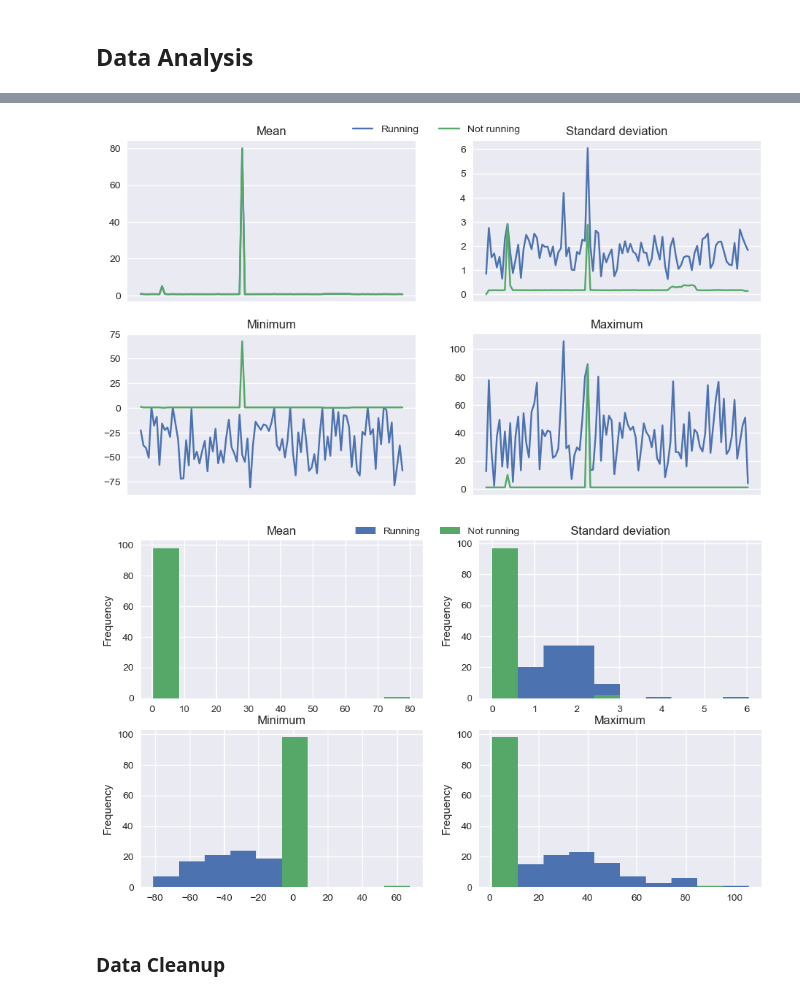
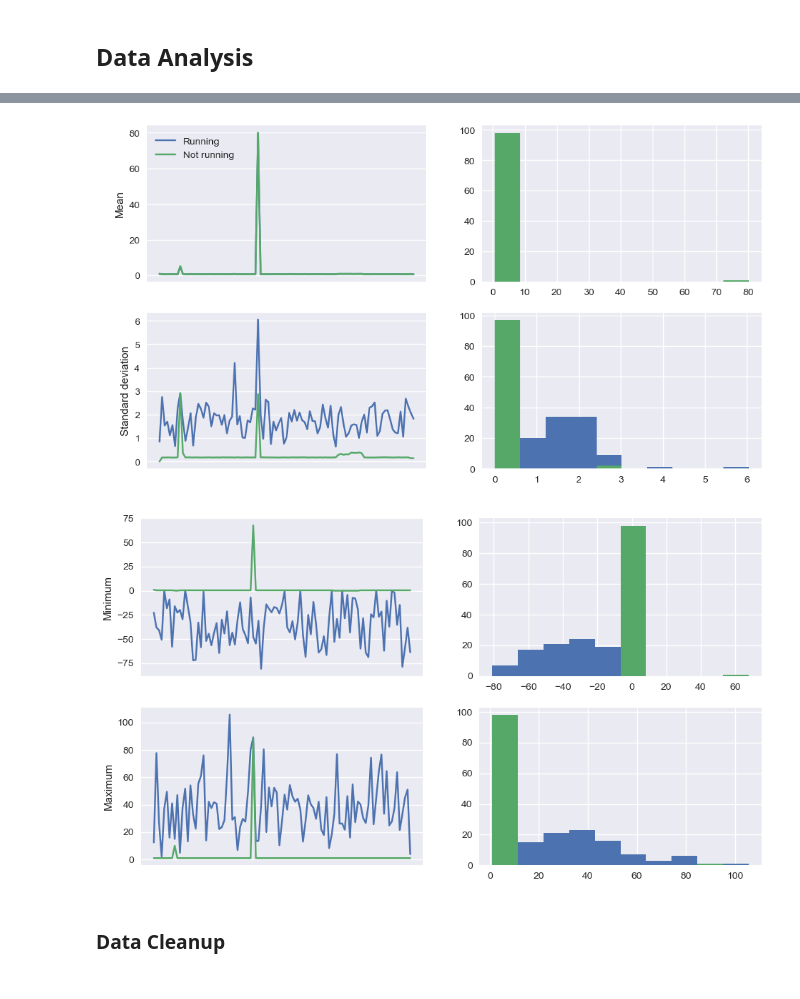
Before and after one commit to maxstollmayer/ML-Challenges, a Jupyter notebook: Challenge-1/Main Notebook.ipynb, the cells around one changed output, grey strips where cells are left out. Saved outputs shown, nothing was run; the diff lists cells and outputs as text; code cells hidden in the pictures.

```diff
--- a/Challenge-1/Main Notebook.ipynb
+++ b/Challenge-1/Main Notebook.ipynb
@@ -49,25 +31,38 @@ plt.show()
-# %%
-runningGroup = trainData.groupby("Running")
-
-fig, axs = plt.subplots(2, 2)
-runningGroup.mean().T.plot(ax=axs[0,0], title="Mean", legend=False, xticks=[])
-runningGroup.std().T.plot(ax=axs[0,1], title="Standard deviation", legend=False, xticks=[])
-runningGroup.min().T.plot(ax=axs[1,0], title="Minimum", legend=False, xticks=[])
-runningGroup.max().T.plot(ax=axs[1,1], title="Maximum", legend=False, xticks=[])
-fig.legend(labels = ["Running", "Not running"], ncol = 2, bbox_to_anchor = (0.53, 0.84))
-plt.show()
-# %% [output]
-[figure, removed]
-# %%
-fig, axs = plt.subplots(2, 2)
-runningGroup.mean().T.plot(kind="hist", ax=axs[0,0], title="Mean", legend=False)
-runningGroup.std().T.plot(kind="hist", ax=axs[0,1], title="Standard deviation", legend=False)
-runningGroup.min().T.plot(kind="hist", ax=axs[1,0], title="Minimum", legend=False)
-runningGroup.max().T.plot(kind="hist", ax=axs[1,1], title="Maximum", legend=False)
-fig.legend(labels = ["Running", "Not running"], ncol = 2, bbox_to_anchor = (0.54, 0.87))
-plt.show()
-# %% [output]
-[figure, removed]
+# %%
+runningGroup = trainData.groupby("Running")
+
+fig1, axs1 = plt.subplots(2, 2)
+
+runningGroup.mean().T.plot(ax=axs1[0,0], legend=False, xticks=[])
+runningGroup.mean().T.plot(kind="hist", ax=axs1[0,1], legend=False)
+axs1[0,0].set_ylabel("Mean")
+axs1[0,1].set_ylabel("")
+
+runningGroup.std().T.plot(ax=axs1[1,0], legend=False, xticks=[])
+runningGroup.std().T.plot(kind="hist", ax=axs1[1,1], legend=False)
+axs1[1,0].set_ylabel("Standard deviation")
+axs1[1,1].set_ylabel("")
+
+fig1.legend(labels = ["Running", "Not running"], bbox_to_anchor=(0.185, 0.815))
+plt.show()
+
+
+fig2, axs2 = plt.subplots(2, 2)
+
+runningGroup.min().T.plot(ax=axs2[0,0], legend=False, xticks=[])
+runningGroup.min().T.plot(kind="hist", ax=axs2[0,1], legend=False)
+axs2[0,0].set_ylabel("Minimum")
+axs2[0,1].set_ylabel("")
+
+runningGroup.max().T.plot(ax=axs2[1,0], legend=False, xticks=[])
+runningGroup.max().T.plot(kind="hist", ax=axs2[1,1], legend=False)
+axs2[1,0].set_ylabel("Maximum")
+axs2[1,1].set_ylabel("")
+
+plt.show()
+# %% [output]
+[figure, added]
+[figure, added]
 # %% [markdown]
 ### Data Cleanup
 # %%
```
Also changed, not shown: parts of 24 cells of this notebook.
